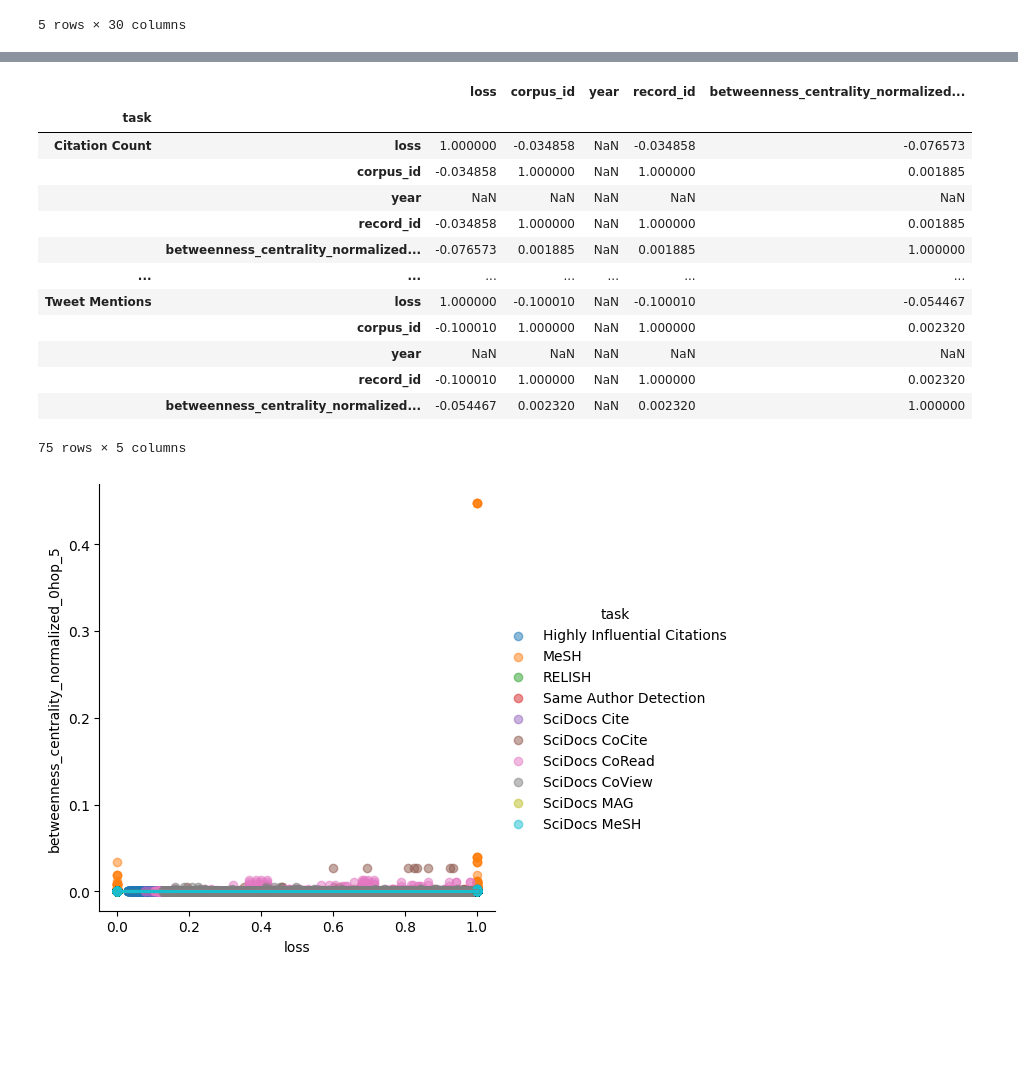
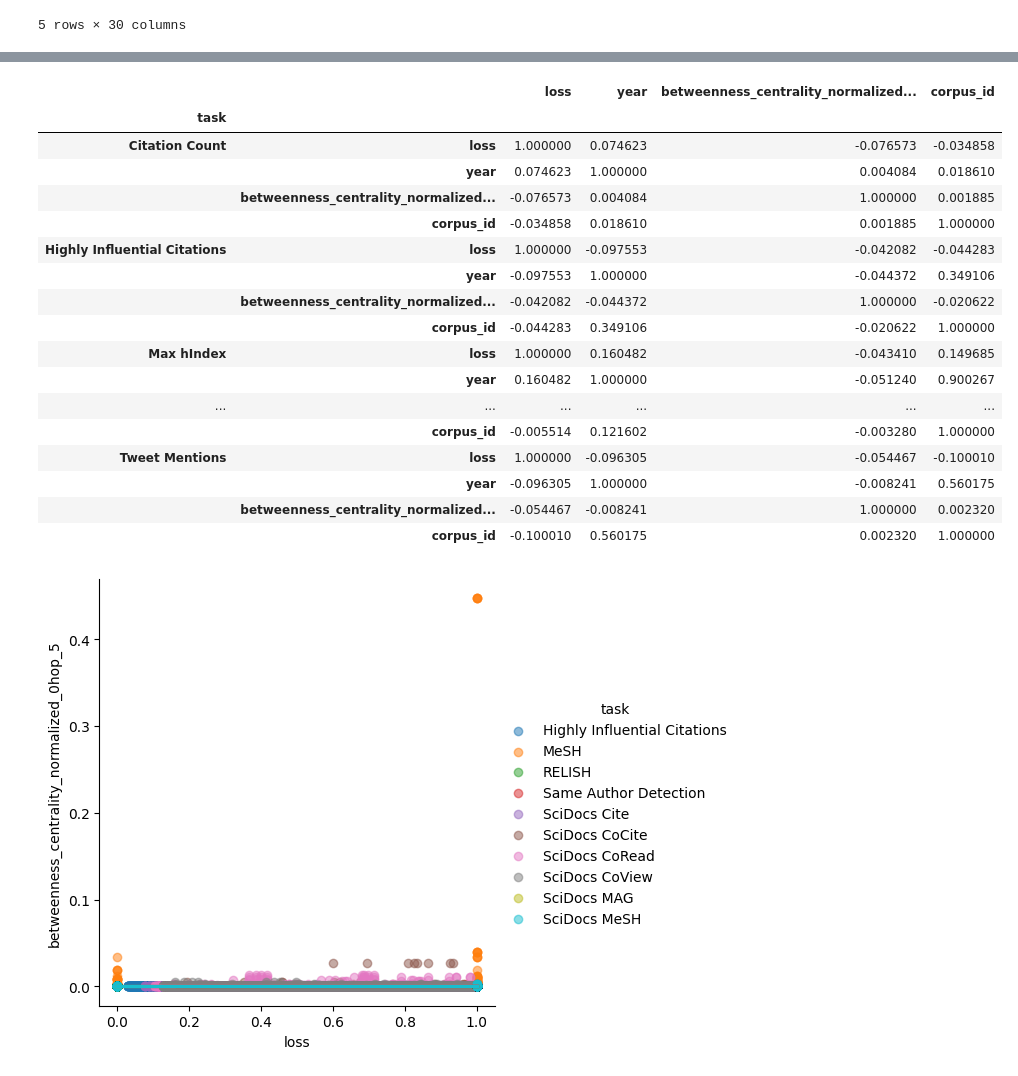
Before and after one commit to rfunklab/scirepeval, a Jupyter notebook: notebooks/correlate_scores_all_models.ipynb, the cells around one changed output, grey strips where cells are left out. Cells and saved outputs as stored; diff of their text form; code cells hidden in the pictures; blank space fills up the shorter version.

```diff
--- a/notebooks/correlate_scores_all_models.ipynb
+++ b/notebooks/correlate_scores_all_models.ipynb
@@ -12,15 +12,17 @@ model_names = ['SPECTER','SciBERT','SciNCL','Doc2Vec']
 quantiles = 5
 ptile = 95
 
-tasks_config = '../config/Doc2Vec/save.jsonl' # just choose one
+tasks_config = 'config/Doc2Vec/save.jsonl' # just choose one
 
 # measure_name = 'cd_5'
 # measure_loc = f'data/s2ag/s2ag_disruption.parquet.gz'
 
 measure_name = 'betweenness_centrality_normalized_0hop_5'
-measure_loc = f'../data/s2ag/{measure_name}_1700-2022.csv.gz'
+measure_loc = f'data/s2ag/{measure_name}_1700-2022.csv.gz'
 
-model_eval_loc = '../results/{}/results.jsonl'
+model_eval_loc = 'results/{}/results.jsonl'
+
+papers_loc = 'data/s2ag/processed/papers.parquet.gz'
 
 
 task_col_map = {'RELISH': ['ndcg'],
@@ -120,0 +123,3 @@ merged.head()
+# %%
+papers = pd.read_parquet(papers_loc)
+papers.head()
@@ -120,0 +133,4 @@ merged.head()
+# %%
+merged = merged.merge(papers[['corpusid','year']], left_on='corpus_id', right_on='corpusid')
+merged['year'] = merged['year_y']
+merged.head()
@@ -121,23 +144,27 @@ merged.head()
 # %%
 # for task in merged['task'].unique():
 #     print(task)
 #     print(merged[merged['task'] == task].corr())
-merged.groupby('task').corr(method='pearson')
+merged.groupby('task')[['loss','year',measure_name,'corpus_id']].corr(method='pearson')
 # %% [output]
-|  |  | loss | corpus_id | year | record_id | betweenness_centrality_normalized... |
-| task |  |  |  |  |  |  |
-| Citation Count | loss | 1.000000 | -0.034858 | NaN | -0.034858 | -0.076573 |
-|  | corpus_id | -0.034858 | 1.000000 | NaN | 1.000000 | 0.001885 |
-|  | year | NaN | NaN | NaN | NaN | NaN |
-|  | record_id | -0.034858 | 1.000000 | NaN | 1.000000 | 0.001885 |
-|  | betweenness_centrality_normalized... | -0.076573 | 0.001885 | NaN | 0.001885 | 1.000000 |
-| ... | ... | ... | ... | ... | ... | ... |
-| Tweet Mentions | loss | 1.000000 | -0.100010 | NaN | -0.100010 | -0.054467 |
-|  | corpus_id | -0.100010 | 1.000000 | NaN | 1.000000 | 0.002320 |
-|  | year | NaN | NaN | NaN | NaN | NaN |
-|  | record_id | -0.100010 | 1.000000 | NaN | 1.000000 | 0.002320 |
-|  | betweenness_centrality_normalized... | -0.054467 | 0.002320 | NaN | 0.002320 | 1.000000 |
+|  |  | loss | year | betweenness_centrality_normalized... | corpus_id |
+| task |  |  |  |  |  |
+| Citation Count | loss | 1.000000 | 0.074623 | -0.076573 | -0.034858 |
+|  | year | 0.074623 | 1.000000 | 0.004084 | 0.018610 |
+|  | betweenness_centrality_normalized... | -0.076573 | 0.004084 | 1.000000 | 0.001885 |
+|  | corpus_id | -0.034858 | 0.018610 | 0.001885 | 1.000000 |
+| Highly Influential Citations | loss | 1.000000 | -0.097553 | -0.042082 | -0.044283 |
+|  | year | -0.097553 | 1.000000 | -0.044372 | 0.349106 |
+|  | betweenness_centrality_normalized... | -0.042082 | -0.044372 | 1.000000 | -0.020622 |
+|  | corpus_id | -0.044283 | 0.349106 | -0.020622 | 1.000000 |
+| Max hIndex | loss | 1.000000 | 0.160482 | -0.043410 | 0.149685 |
+|  | year | 0.160482 | 1.000000 | -0.051240 | 0.900267 |
+| ... | ... | ... | ... | ... | ... |
+|  | corpus_id | -0.005514 | 0.121602 | -0.003280 | 1.000000 |
+| Tweet Mentions | loss | 1.000000 | -0.096305 | -0.054467 | -0.100010 |
+|  | year | -0.096305 | 1.000000 | -0.008241 | 0.560175 |
+|  | betweenness_centrality_normalized... | -0.054467 | -0.008241 | 1.000000 | 0.002320 |
+|  | corpus_id | -0.100010 | 0.560175 | 0.002320 | 1.000000 |
-75 rows × 5 columns
 # %%
 g = sns.lmplot(
     data=merged[(merged['metric'] != 'kendalltau')],
```
Also changed, not shown: parts of 7 cells of this notebook, 1 other file.
